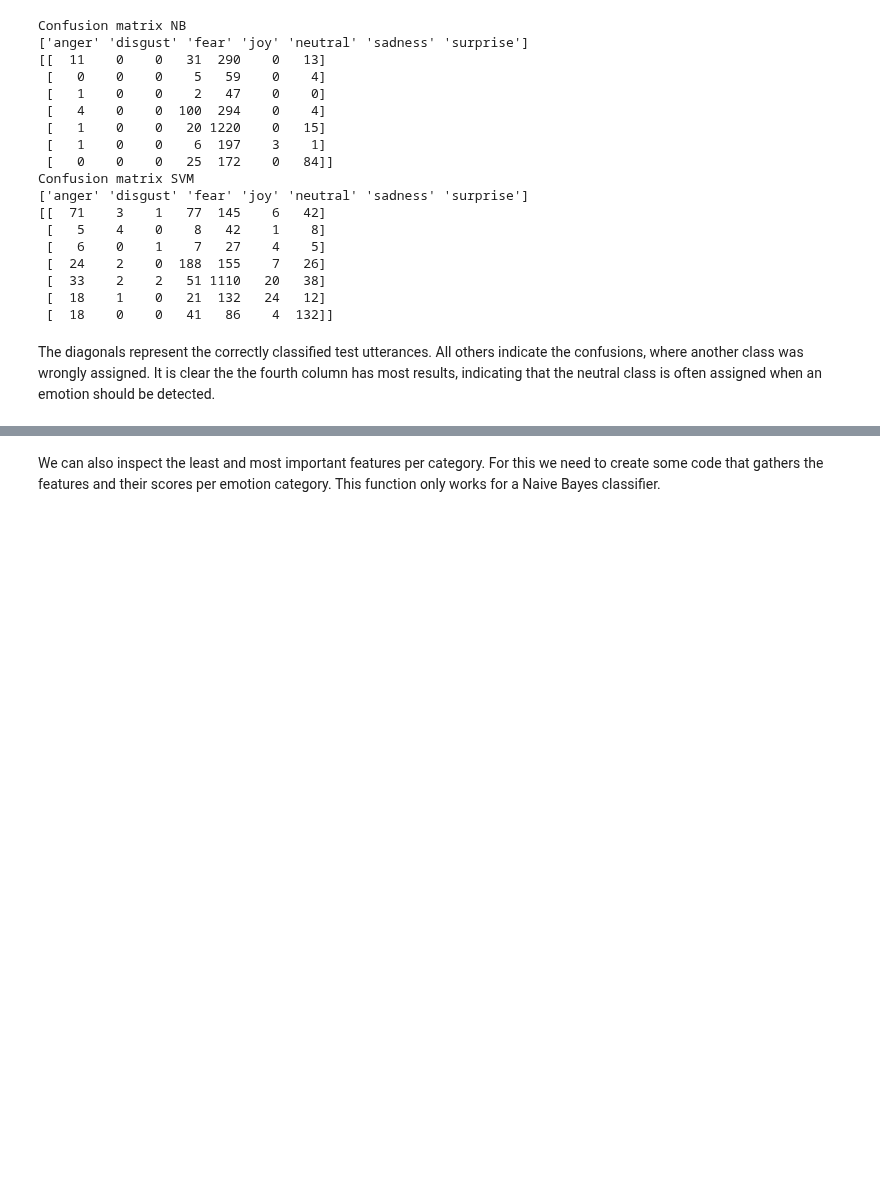
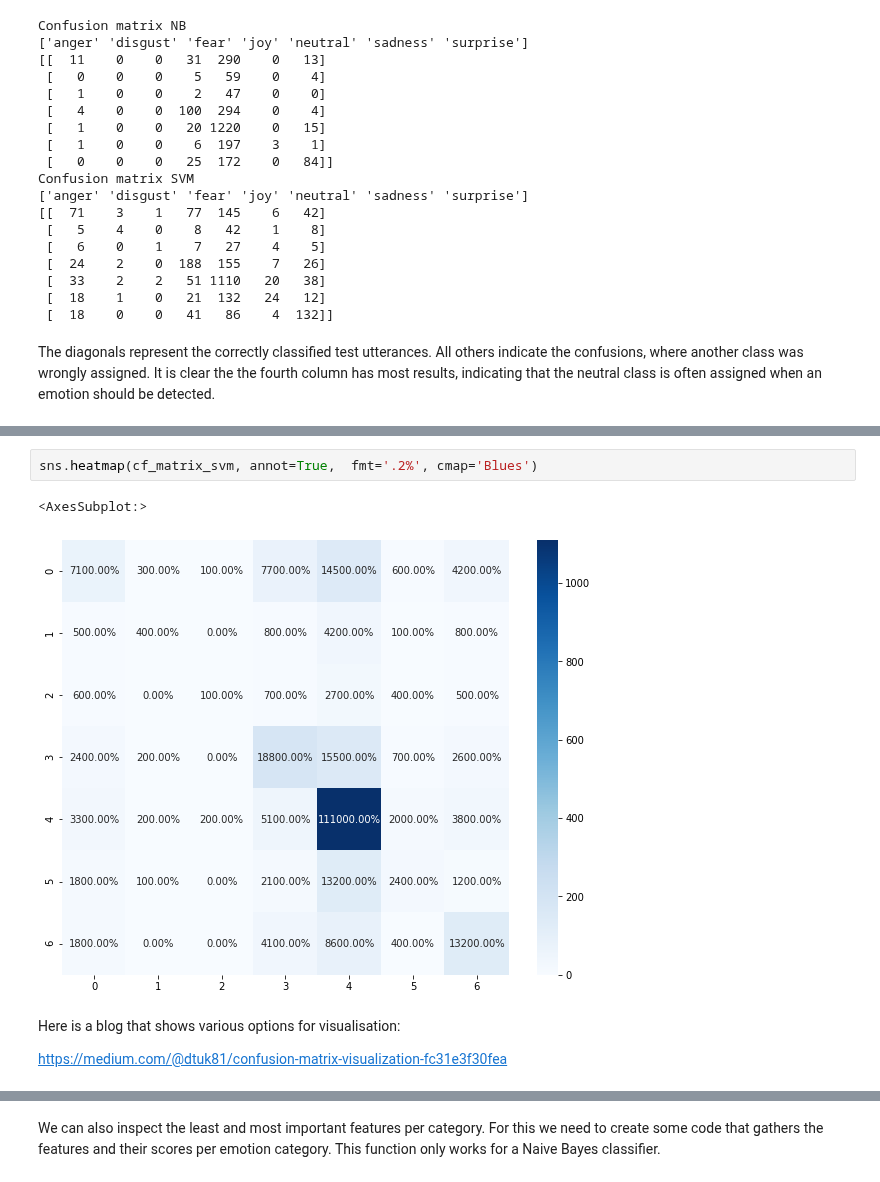
Before and after one commit to cltl/ma-hlt-labs, a Jupyter notebook: lab3.machine_learning/Lab3.5.ml.emotion-detection-bow.ipynb, the cells around one changed output, grey strips where cells are left out. Saved outputs shown, nothing was run; the diff lists cells and outputs as text; blank space fills up the shorter version.

```diff
--- a/lab3.machine_learning/Lab3.5.ml.emotion-detection-bow.ipynb
+++ b/lab3.machine_learning/Lab3.5.ml.emotion-detection-bow.ipynb
@@ -852,0 +881,9 @@ The diagonals represent the correctly classified test utterances. All others ind
+# %%
+sns.heatmap(cf_matrix_svm, annot=True,  fmt='.2%', cmap='Blues')
+# %% [output]
+<AxesSubplot:>
+[figure, added]
+# %% [markdown]
+Here is a blog that shows various options for visualisation:
+
+https://medium.com/@dtuk81/confusion-matrix-visualization-fc31e3f30fea
```
Also changed, not shown: parts of 30 cells of this notebook, 4 other files.
